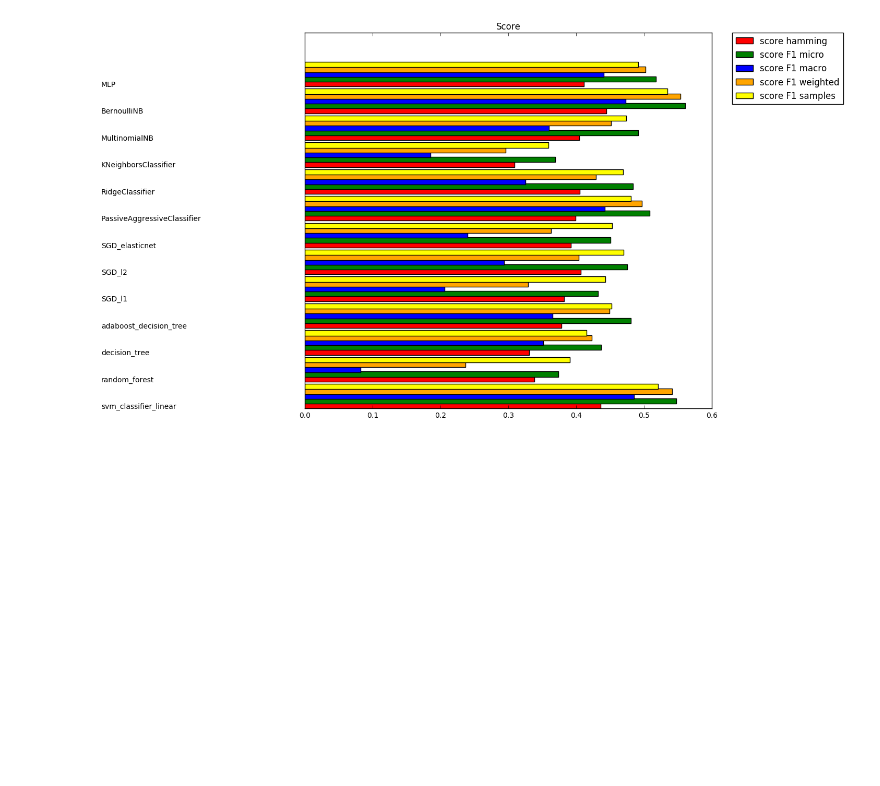
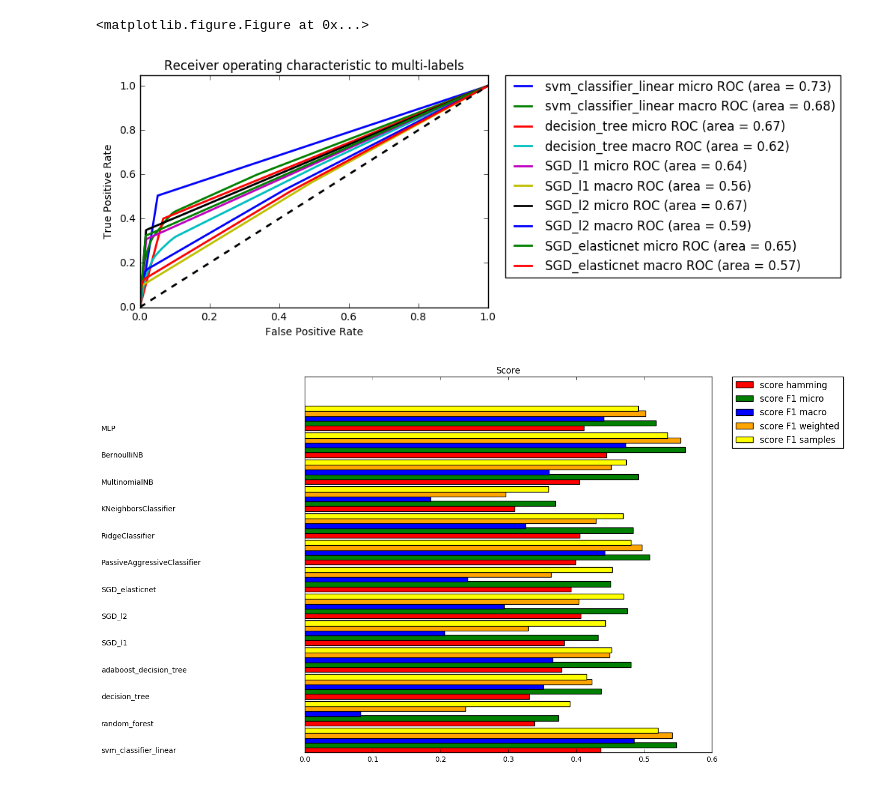
Before and after one commit to akhoufi/Pick-The-Sneak-Peek, a Jupyter notebook: multi classifiers.ipynb, the cells around one changed output. Cells and saved outputs as stored; diff of their text form; code cells hidden in the pictures; blank space fills up the shorter version.

```diff
--- a/multi classifiers.ipynb
+++ b/multi classifiers.ipynb
@@ -259,7 +280,10 @@ draw_roc_tab = []
 
 def benchmark(clf, name):
     t0 = time()
-    pred = clf.predict(X_test)
+    if name == 'xgboost':
+        pred = clf.predict(sp.hstack((X_test, sp.csr_matrix(np.ones((X_test.shape[0],1))))))
+    else:
+        pred = clf.predict(X_test)
     test_time = time() - t0
     print("test time:  %0.3fs" % test_time)
 
@@ -277,23 +301,26 @@ def benchmark(clf, name):
     print "\n"
     print classification_report(ydf_test, pred, target_names=target_names)
 
-    draw_roc_tab.append((ydf_test, pred))
+    draw_roc_tab.append((ydf_test, pred, name))
     return name, score_hamming, f1_micro, f1_macro, f1_weighted, f1_samples
 
 
 
-def draw_ROC(y_test_and_y_score_list):
+def draw_ROC(y_real_and_y_pedit_and_clf_name_list):
     """ y_test_and_y_score: une liste de y_test et y_score.
-        [(y_test, y_score), (y_test, y_score),...]
+        [(y_test, y_score, name), (y_test, y_score, name),...]
         y_test est label réal
         y_score est label prédit
+        name est le nom de classification
        """
     import numpy as np
     import matplotlib.pyplot as plt
     from itertools import cycle
     from sklearn.metrics import roc_curve, auc
     from scipy import interp
-    for y_test, y_score in y_test_and_y_score_list:
+    # Plot all ROC curves
+    plt.figure()
+    for y_test, y_score, name in y_real_and_y_pedit_and_clf_name_list:
         n_classes = y_score.shape[1]
         # Compute ROC curve and ROC area for each class
         fpr = dict()
@@ -318,17 +345,12 @@ def draw_ROC(y_test_and_y_score_list):
         tpr["macro"] = mean_tpr
         roc_auc["macro"] = auc(fpr["macro"], tpr["macro"])
 
-        # Plot all ROC curves
-        plt.figure()
         plt.plot(fpr["micro"], tpr["micro"],
-                 label='micro-average ROC curve (area = {0:0.2f})'
-                       ''.format(roc_auc["micro"]),
-                 color='deeppink', linestyle=':', linewidth=4)
-
+                 label = name + ' micro ROC (area = {0:0.2f})'
+                       ''.format(roc_auc["micro"]),  linewidth=2)
         plt.plot(fpr["macro"], tpr["macro"],
-                 label='macro-average ROC curve (area = {0:0.2f})'
-                       ''.format(roc_auc["macro"]),
-                 color='navy', linestyle=':', linewidth=4)
+                 label = name + ' macro ROC (area = {0:0.2f})'
+                       ''.format(roc_auc["macro"]),  linewidth=2)
 
         #for i in range(n_classes):
         #    plt.plot(fpr[i], tpr[i], lw=2,
@@ -596,3 +572,8 @@ Hamming score: 0.411214440698
+# %%
+draw_ROC(draw_roc_tab)
+# %% [output]
+<matplotlib.figure.Figure at 0x...>
+[figure, added]
 # %%
 %matplotlib inline
 
```
Also changed, not shown: parts of 17 cells of this notebook, 1 other file.
